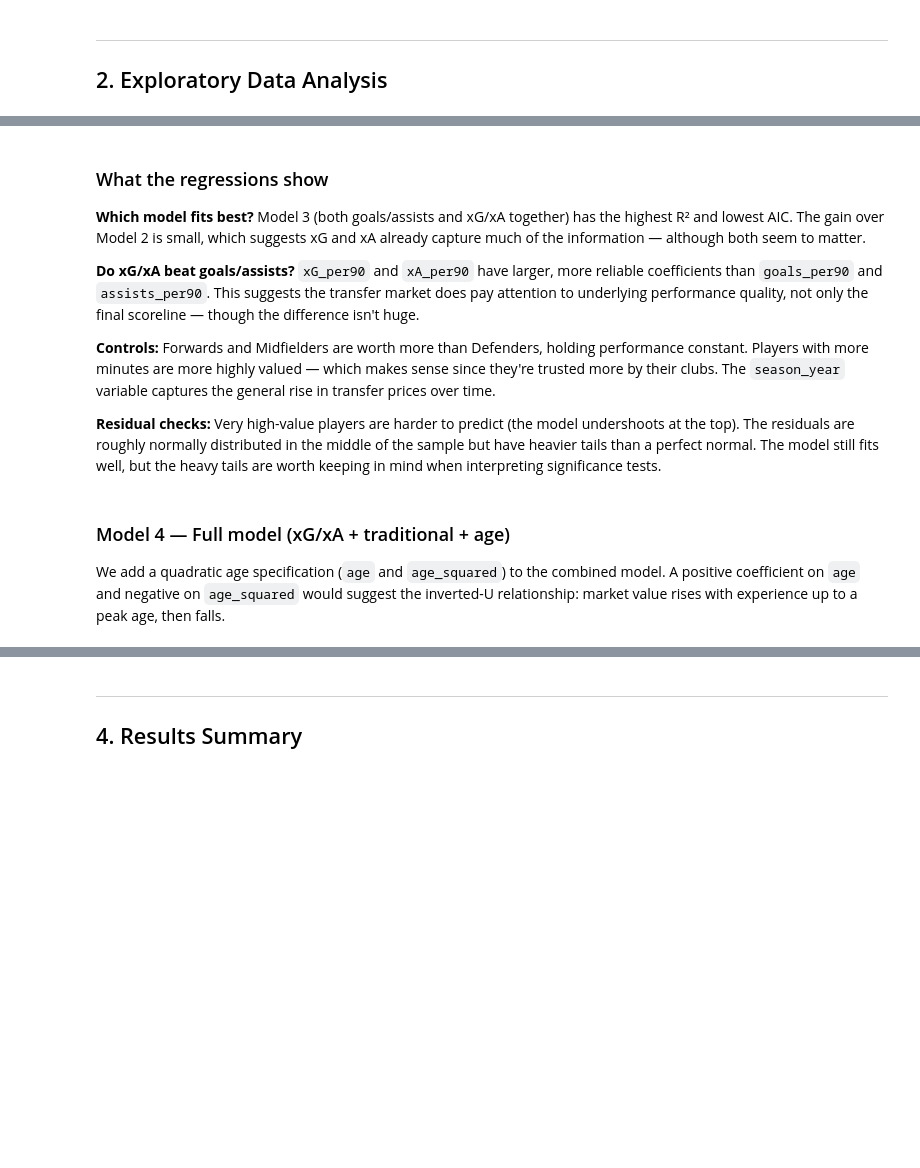
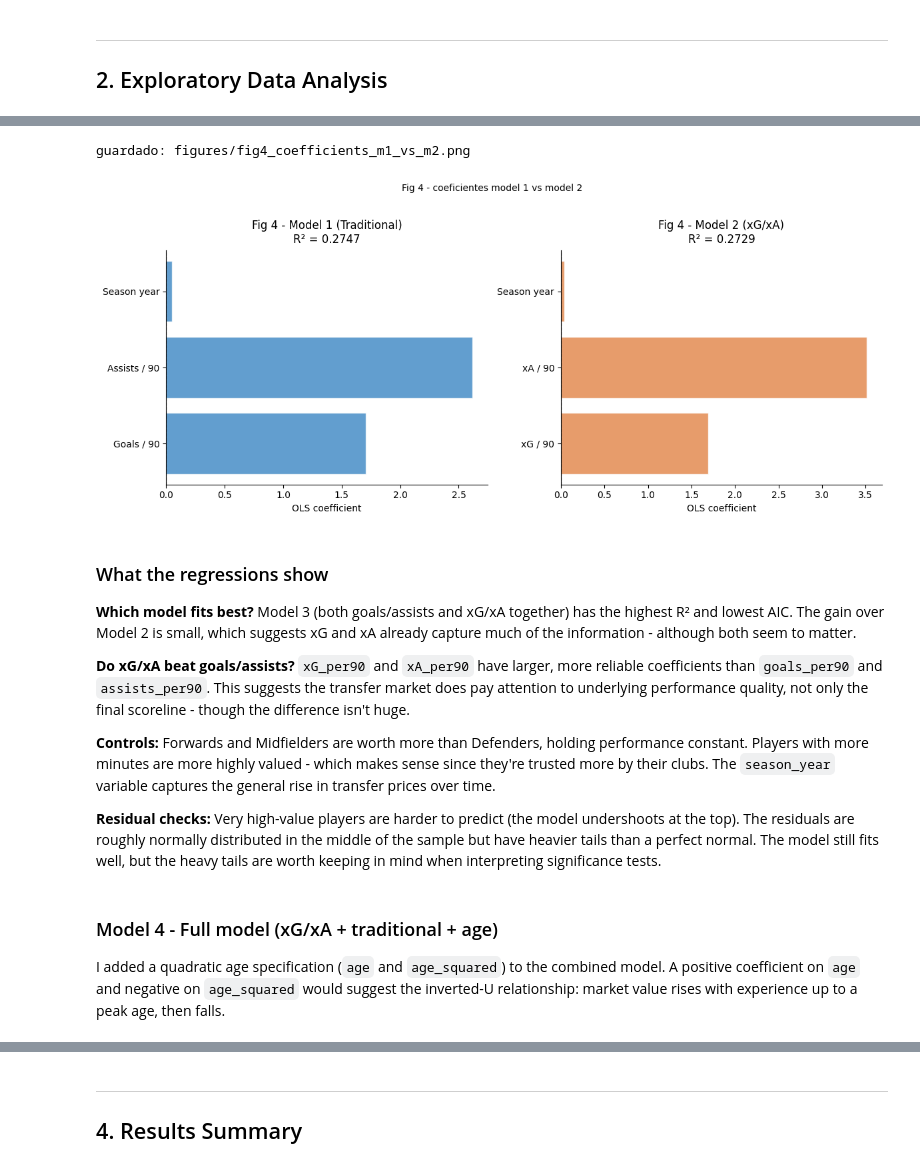
Before and after one commit to ManuelLopezPaz/laliga-market-value-analysis, a Jupyter notebook: 02_analysis.ipynb, the cells around one changed output, grey strips where cells are left out. Saved outputs shown, nothing was run; the diff lists cells and outputs as text; code cells hidden in the pictures; blank space fills up the shorter version.

```diff
--- a/02_analysis.ipynb
+++ b/02_analysis.ipynb
@@ -370,25 +232,25 @@ We use standard OLS throughout (homoskedastic standard errors).
 # %%
-# Importar statsmodels para regresión OLS
+# importar statsmodels para regresion ols
 import statsmodels.formula.api as smf
 import statsmodels.api as sm
 
-# Variables de control comunes a todos los modelos
-formula_controles = "time + pos_Forward + pos_Midfielder + season_year"
+# variables de control comunes a todos los modelos
+controles = "time + pos_Forward + pos_Midfielder + season_year"
 
 # especificaciones de los tres modelos
 formulas = {
-    "Model 1 (Traditional)": f"log_market_value ~ goals_per90 + assists_per90 + {formula_controles}",
-    "Model 2 (xG/xA)":       f"log_market_value ~ xG_per90 + xA_per90 + {formula_controles}",
+    "Model 1 (Traditional)": f"log_market_value ~ goals_per90 + assists_per90 + {controles}",
+    "Model 2 (xG/xA)":       f"log_market_value ~ xG_per90 + xA_per90 + {controles}",
     "Model 3 (Combined)":    (f"log_market_value ~ goals_per90 + xG_per90 + "
-                               f"assists_per90 + xA_per90 + {formula_controles}"),
+                               f"assists_per90 + xA_per90 + {controles}"),
 }
 
-# ajustar cada modelo con OLS
-resultados_base = {}
+# ajustar cada modelo con ols
+resultados = {}
 for name, formula in formulas.items():
     resultado = smf.ols(formula, data=df).fit()
-    resultados_base[name] = resultado
+    resultados[name] = resultado
     print(f"{name}:  R²={resultado.rsquared:.4f}  adj-R²={resultado.rsquared_adj:.4f}  "
           f"N={int(resultado.nobs):,}  AIC={resultado.aic:.1f}")
-results = resultados_base
+results = resultados
 # %% [output]
@@ -534,21 +330,53 @@ Saved: figures/fig_06_coefficient_plot_m1_vs_m2.png
+# %%
+# fig 6: comparacion de coeficientes model 1 vs model 2
+vars_interes = ['goals_per90', 'assists_per90', 'xG_per90', 'xA_per90', 'season_year']
+etiquetas_fig6 = {
+    'goals_per90': 'Goals / 90',
+    'assists_per90': 'Assists / 90',
+    'xG_per90': 'xG / 90',
+    'xA_per90': 'xA / 90',
+    'season_year': 'Season year',
+}
+fig, axes = plt.subplots(1, 2, figsize=(12, 5))
+for ax, mname, color in zip(axes,
+                             ['Model 1 (Traditional)', 'Model 2 (xG/xA)'],
+                             ['#2E7EBF', '#E07B39']):
+    coefs = []
+    labels = []
+    for v in vars_interes:
+        if v in results[mname].params.index:
+            coefs.append(results[mname].params[v])
+            labels.append(etiquetas_fig6[v])
+    ax.barh(labels, coefs, color=color, alpha=0.75, edgecolor='white')
+    ax.axvline(0, color='#333', linewidth=0.9, linestyle='--')
+    ax.set_xlabel('OLS coefficient')
+    ax.set_title(f'Fig 4 - {mname}\nR² = {results[mname].rsquared:.4f}', pad=8)
+    ax.spines[['top', 'right']].set_visible(False)
+plt.suptitle('Fig 4 - coeficientes model 1 vs model 2', fontsize=10, y=1.02)
+plt.tight_layout()
+save('fig4_coefficients_m1_vs_m2.png')
+plt.show()
+# %% [output]
+guardado: figures/fig4_coefficients_m1_vs_m2.png
+[figure, added]
 # %% [markdown]
 ### What the regressions show
 
 **Which model fits best?**
-Model 3 (both goals/assists and xG/xA together) has the highest R² and lowest AIC. The gain over Model 2 is small, which suggests xG and xA already capture much of the information — although both seem to matter.
+Model 3 (both goals/assists and xG/xA together) has the highest R² and lowest AIC. The gain over Model 2 is small, which suggests xG and xA already capture much of the information - although both seem to matter.
 
 **Do xG/xA beat goals/assists?**
-`xG_per90` and `xA_per90` have larger, more reliable coefficients than `goals_per90` and `assists_per90`. This suggests the transfer market does pay attention to underlying performance quality, not only the final scoreline — though the difference isn't huge.
+`xG_per90` and `xA_per90` have larger, more reliable coefficients than `goals_per90` and `assists_per90`. This suggests the transfer market does pay attention to underlying performance quality, not only the final scoreline - though the difference isn't huge.
 
 **Controls:**
-Forwards and Midfielders are worth more than Defenders, holding performance constant. Players with more minutes are more highly valued — which makes sense since they're trusted more by their clubs. The `season_year` variable captures the general rise in transfer prices over time.
+Forwards and Midfielders are worth more than Defenders, holding performance constant. Players with more minutes are more highly valued - which makes sense since they're trusted more by their clubs. The `season_year` variable captures the general rise in transfer prices over time.
 
 **Residual checks:**
 Very high-value players are harder to predict (the model undershoots at the top). The residuals are roughly normally distributed in the middle of the sample but have heavier tails than a perfect normal. The model still fits well, but the heavy tails are worth keeping in mind when interpreting significance tests.
 # %% [markdown]
-### Model 4 — Full model (xG/xA + traditional + age)
+### Model 4 - Full model (xG/xA + traditional + age)
 
-We add a quadratic age specification (`age` and `age_squared`) to the combined model.
+I added a quadratic age specification (`age` and `age_squared`) to the combined model.
 A positive coefficient on `age` and negative on `age_squared` would suggest the
 inverted-U relationship: market value rises with experience up to a peak age, then falls.
 # %%
```
Also changed, not shown: parts of 46 cells of this notebook, 2 other files.
